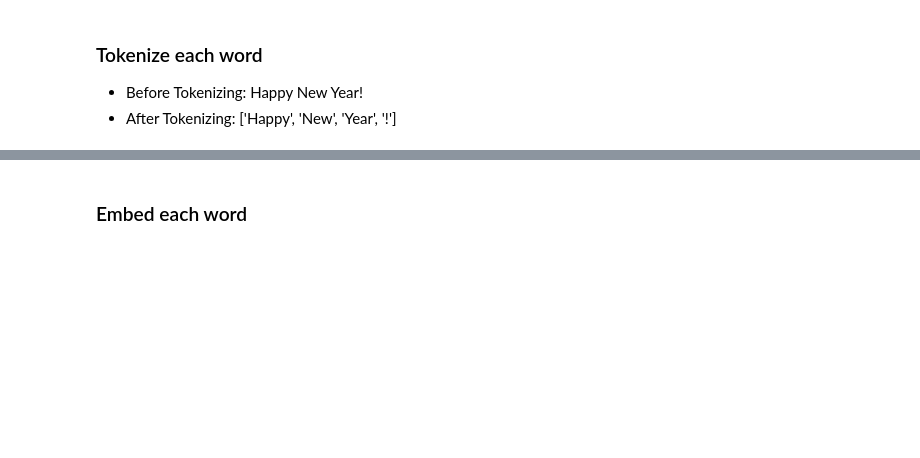
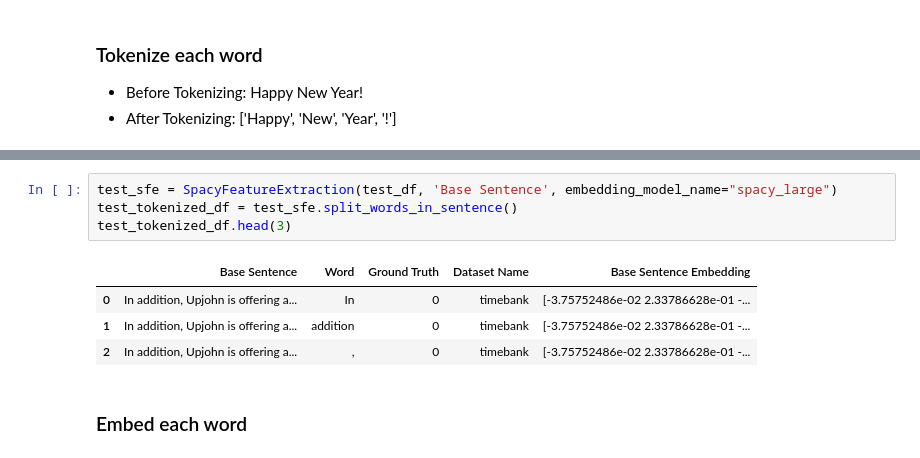
Before and after one commit to ufdatastudio/predictions, a Jupyter notebook: notebook_experiments/rnn_for_classification.ipynb, the cells around one changed output, grey strips where cells are left out. Drawn from its saved outputs; the diff is of its cells as text; blank space fills up the shorter version.

```diff
--- a/notebook_experiments/rnn_for_classification.ipynb
+++ b/notebook_experiments/rnn_for_classification.ipynb
@@ -103,3 +103,12 @@ train_tokenized_df.head(3)
+# %%
+test_sfe = SpacyFeatureExtraction(test_df, 'Base Sentence', embedding_model_name="spacy_large")
+test_tokenized_df = test_sfe.split_words_in_sentence()
+test_tokenized_df.head(3)
+# %% [output]
+|  | Base Sentence | Word | Ground Truth | Dataset Name | Base Sentence Embedding |
+| 0 | In addition, Upjohn is offering a... | In | 0 | timebank | [-3.75752486e-02 2.33786628e-01 -... |
+| 1 | In addition, Upjohn is offering a... | addition | 0 | timebank | [-3.75752486e-02 2.33786628e-01 -... |
+| 2 | In addition, Upjohn is offering a... | , | 0 | timebank | [-3.75752486e-02 2.33786628e-01 -... |
 # %% [markdown]
 ### Embed each word
 # %%
```
Also changed, not shown: parts of 22 cells of this notebook.
